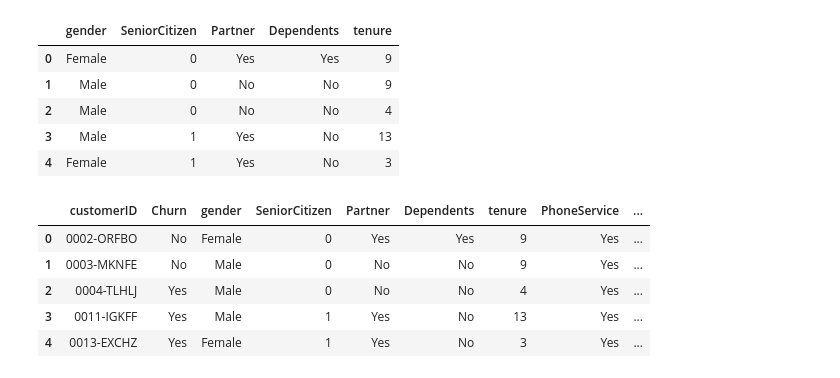
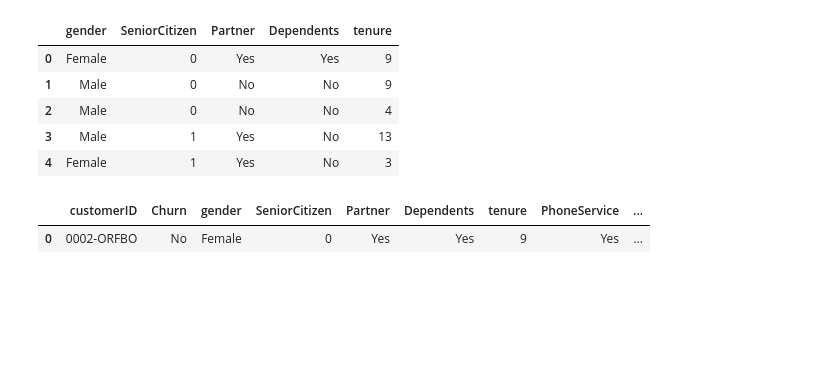
Before and after one commit to SilvioCSOliveira/ChallengeDataScience2022AluraVoz, a Jupyter notebook: ChallengeDataScience2022AluraVoz.ipynb, the cells around one changed output. Saved outputs shown, nothing was run; the diff lists cells and outputs as text; code cells hidden in the pictures; blank space fills up the shorter version.

```diff
--- a/ChallengeDataScience2022AluraVoz.ipynb
+++ b/ChallengeDataScience2022AluraVoz.ipynb
@@ -13,7 +13,7 @@ Entender quais informações o conjunto de dados possui
 # %%
 # Carregar dados repositório git do desafio
 
-df = pd.read_json('https://raw.githubusercontent.com/sthemonica/alura-voz/main/Dados/Telco-Customer-Churn.json')
+df = pd.read_json('https://raw.githubusercontent.com/SilvioCSOliveira/ChallengeDataScience2022AluraVoz/main/Telco-Customer-Churn.json')
 df.info()
 # %% [output]
 <class 'pandas.core.frame.DataFrame'>
@@ -55,14 +55,10 @@ df_customer.head()
 | 4 | Female | 1 | Yes | No | 3 |
 # %%
 # 'Juntar' campos jsons 'serializados' e retirar campos que possuem jsons no seu conteúdo
-dataset = pd.concat([df, df_customer,df_phone,df_internet,df_account], axis = 1)
-dataset = dataset.drop(columns = ['phone','customer','internet','account'])
+df_telco_customer = pd.concat([df, df_customer,df_phone,df_internet,df_account], axis = 1)
+df_telco_customer = df_telco_customer.drop(columns = ['phone','customer','internet','account'])
 
-dataset.head()
+df_telco_customer.head(1)
 # %% [output]
 |  | customerID | Churn | gender | SeniorCitizen | Partner | Dependents | tenure | PhoneService | ... |
 | 0 | 0002-ORFBO | No | Female | 0 | Yes | Yes | 9 | Yes | ... |
-| 1 | 0003-MKNFE | No | Male | 0 | No | No | 9 | Yes | ... |
-| 2 | 0004-TLHLJ | Yes | Male | 0 | No | No | 4 | Yes | ... |
-| 3 | 0011-IGKFF | Yes | Male | 1 | Yes | No | 13 | Yes | ... |
-| 4 | 0013-EXCHZ | Yes | Female | 1 | Yes | No | 3 | Yes | ... |
```
Also changed, not shown: parts of 2 cells of this notebook.
